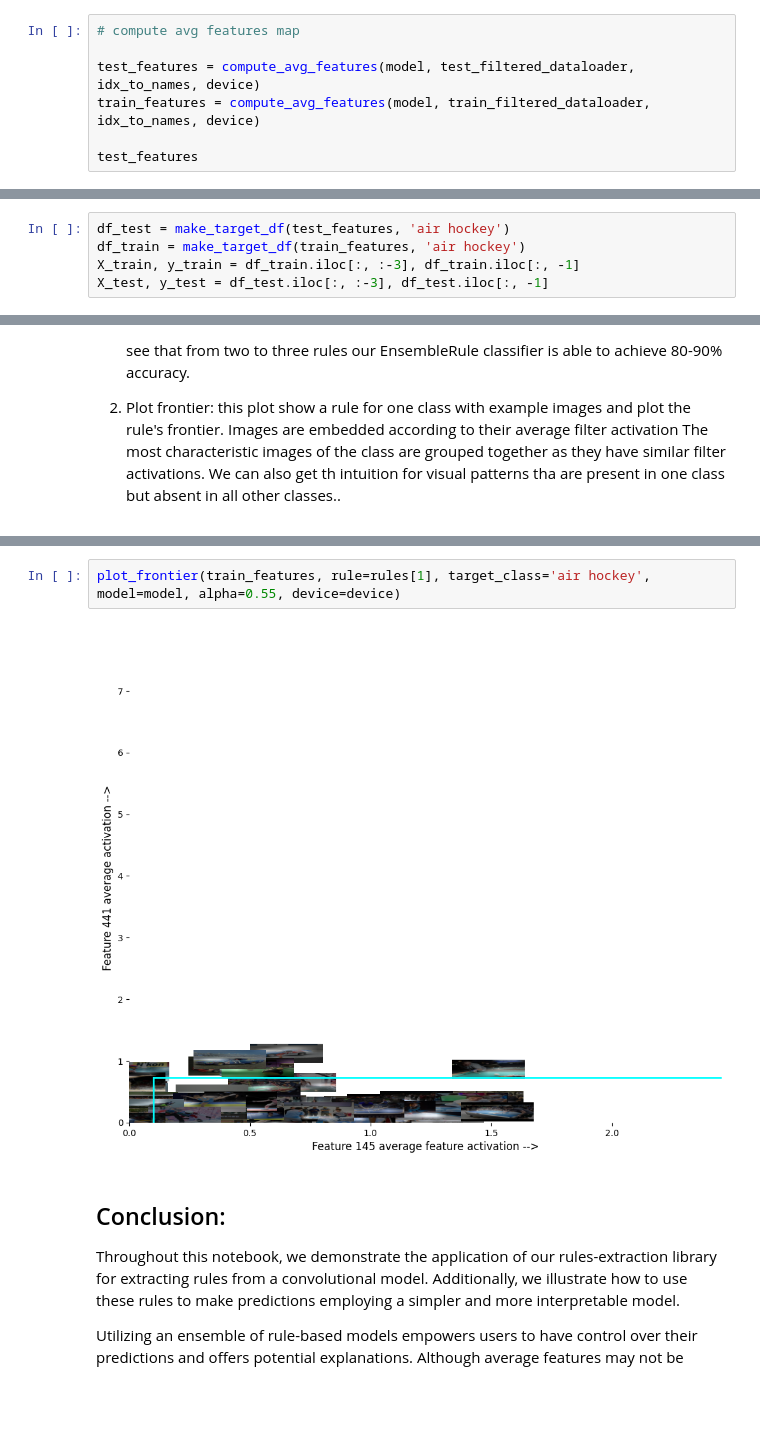
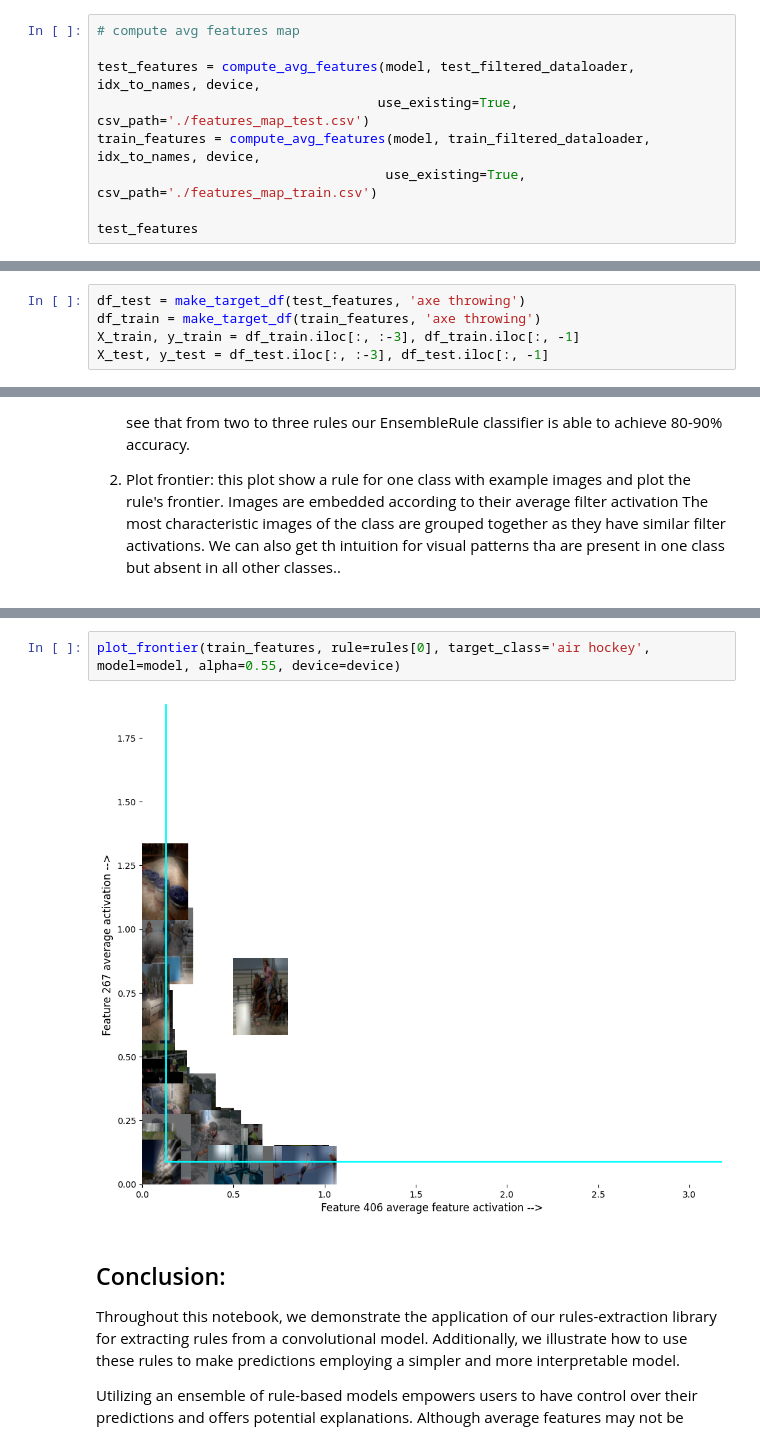
Before and after one commit to HES-XPLAIN/notebooks, a Jupyter notebook: use_case_sport_classification/rules_extraction_demo.ipynb, the cells around one changed output, grey strips where cells are left out. Cells and saved outputs as stored; diff of their text form; blank space fills up the shorter version.

```diff
--- a/use_case_sport_classification/rules_extraction_demo.ipynb
+++ b/use_case_sport_classification/rules_extraction_demo.ipynb
@@ -172,8 +180,10 @@ train_filtered_dataloader = DataLoader(dataset=train_filtered_dataset, batch_siz
 # %%
 # compute avg features map
 
-test_features = compute_avg_features(model, test_filtered_dataloader, idx_to_names, device)
-train_features = compute_avg_features(model, train_filtered_dataloader, idx_to_names, device)
+test_features = compute_avg_features(model, test_filtered_dataloader, idx_to_names, device,
+                                    use_existing=True, csv_path='./features_map_test.csv')
+train_features = compute_avg_features(model, train_filtered_dataloader, idx_to_names, device,
+                                     use_existing=True, csv_path='./features_map_train.csv')
 
 test_features
 # %% [output]
@@ -200,8 +212,8 @@ For this, we select a target class of interest and employ the function rules_ext
 
 Let's investigate the 'air hockey' class.
 # %%
-df_test = make_target_df(test_features, 'air hockey')
-df_train = make_target_df(train_features, 'air hockey')
+df_test = make_target_df(test_features, 'axe throwing')
+df_train = make_target_df(train_features, 'axe throwing')
 X_train, y_train = df_train.iloc[:, :-3], df_train.iloc[:, -1]
 X_test, y_test = df_test.iloc[:, :-3], df_test.iloc[:, -1]
 # %%
@@ -268,7 +280,7 @@ plot_accuracy(rules, df_test, class_name=None, n=9, save_path=None)
 # %%
-plot_frontier(train_features, rule=rules[1], target_class='air hockey', model=model, alpha=0.55, device=device)
+plot_frontier(train_features, rule=rules[0], target_class='air hockey', model=model, alpha=0.55, device=device)
 # %% [output]
-[figure, old version]
+[figure, new version]
 # %% [markdown]
 ## Conclusion:
 
```
Also changed, not shown: parts of 6 cells of this notebook, 1 other file.
